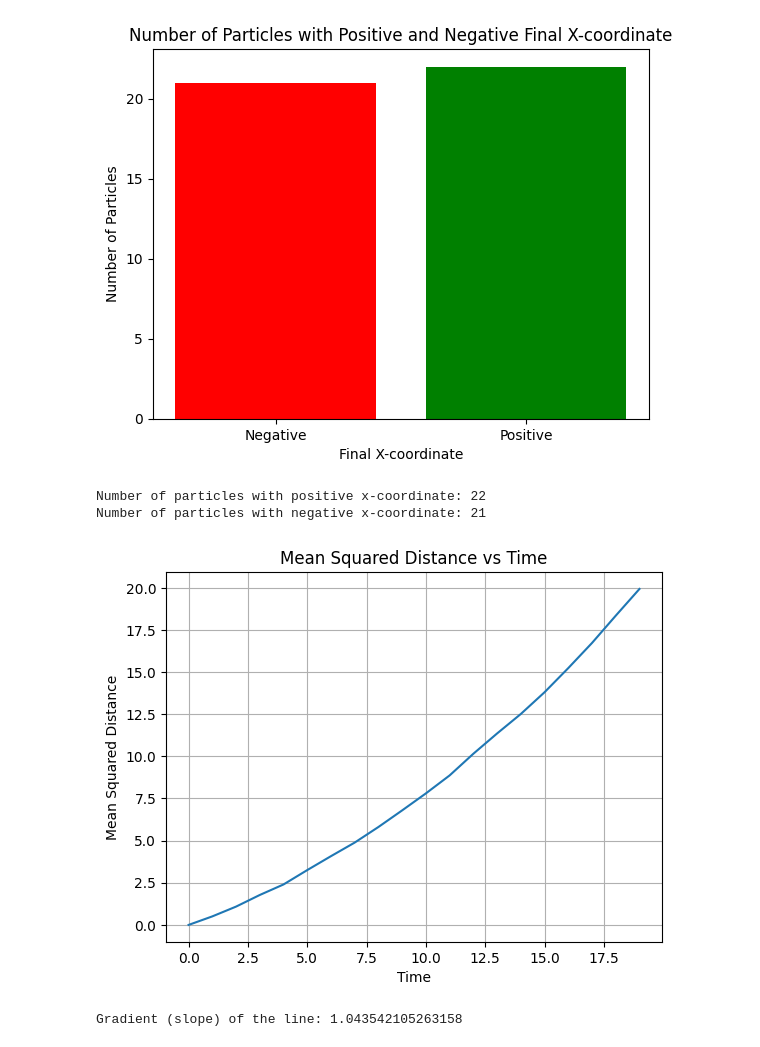
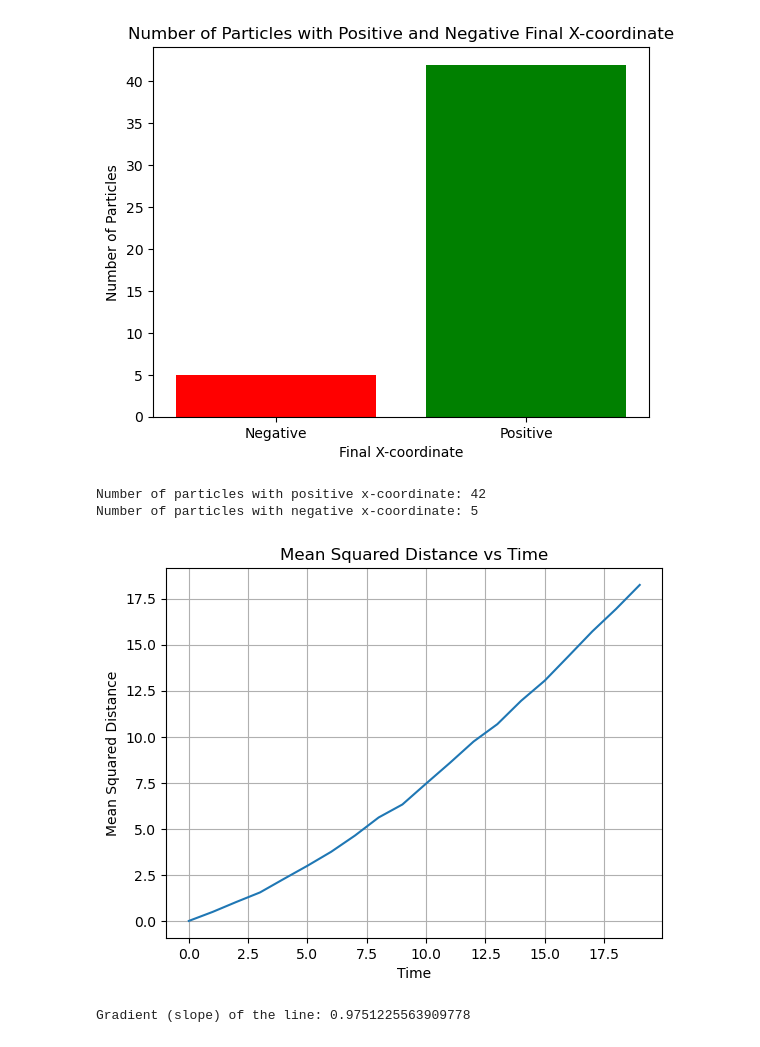
Before and after one commit to katherine-hutchings/CELL0027_Report, a Jupyter notebook: FQML5_CELL0027.ipynb, the cells around one changed output. Saved outputs shown, nothing was run; the diff lists cells and outputs as text; code cells hidden in the pictures.

```diff
--- a/FQML5_CELL0027.ipynb
+++ b/FQML5_CELL0027.ipynb
@@ -214,8 +214,8 @@ move_dist = 1
 
 # Define possible directions with biased probabilities
 possible_directions = np.array([[-1, 0], [1, 0], [0, -1], [0, 1]])
-probabilities = np.array([1/4, 1/4, 1/4, 1/4])  # Equal probabilities
-#probabilities = np.array([1/6, 1/3, 1/4, 1/4])  # Biased probabilities
+#probabilities = np.array([1/4, 1/4, 1/4, 1/4])  # Equal probabilities
+probabilities = np.array([1/6, 1/3, 1/4, 1/4])  # Biased probabilities
 
 # Initialize position vector
 position = np.zeros((num_timesteps, num_particles, 2))
@@ -228,36 +228,36 @@ move_directions = np.random.choice(
 
 # Track the sign of the final x-coordinate for each particle
 final_x_sign = np.zeros(num_particles)
 
 # Loop over timepoints for each particle and solve for position based on movement
 for j in range(num_particles):
     for i in range(1, num_timesteps):
         move = move_dist * possible_directions[move_directions[i, j]]
         position[i, j] = position[i-1, j] + move
 
 # Determine the sign of the final x-coordinate for each particle
 for j in range(num_particles):
     final_x_sign[j] = np.sign(position[-1, j, 0])
 
 # Count the number of particles with positive and negative final x-coordinate
 positive_count = np.sum(final_x_sign == 1)
 negative_count = np.sum(final_x_sign == -1)
 
 # Plot bar chart showing the number of particles with positive and negative final x-coordinate
 plt.figure()
 plt.bar(['Negative', 'Positive'], [negative_count, positive_count], color=['r', 'g'])
 plt.xlabel('Final X-coordinate')
 plt.ylabel('Number of Particles')
 plt.title('Number of Particles with Positive and Negative Final X-coordinate')
 plt.savefig('X_coordinate_sign.png')
 plt.show()
 
 print("Number of particles with positive x-coordinate:", positive_count)
 print("Number of particles with negative x-coordinate:", negative_count)
 # %% [output]
-[figure, old version]
+[figure, new version]
-Number of particles with positive x-coordinate: 22
-Number of particles with negative x-coordinate: 21
+Number of particles with positive x-coordinate: 42
+Number of particles with negative x-coordinate: 5
 # %%
 #--------
 # MSD vs time for the simulation with chemoattractant bias
@@ -314,8 +314,8 @@ slope, intercept = np.polyfit(range(num_timesteps), mean_squared_distance, 1)
 # printing the gradient of the line or alpha
 print("Gradient (slope) of the line:", slope)
 # %% [output]
-[figure, old version]
+[figure, new version]
-Gradient (slope) of the line: 1.043542105263158
+Gradient (slope) of the line: 0.9751225563909778
 # %%
 #---------
 # Implimenting a co-attraction and no bias into the model
```
Also changed, not shown: parts of 16 cells of this notebook.
